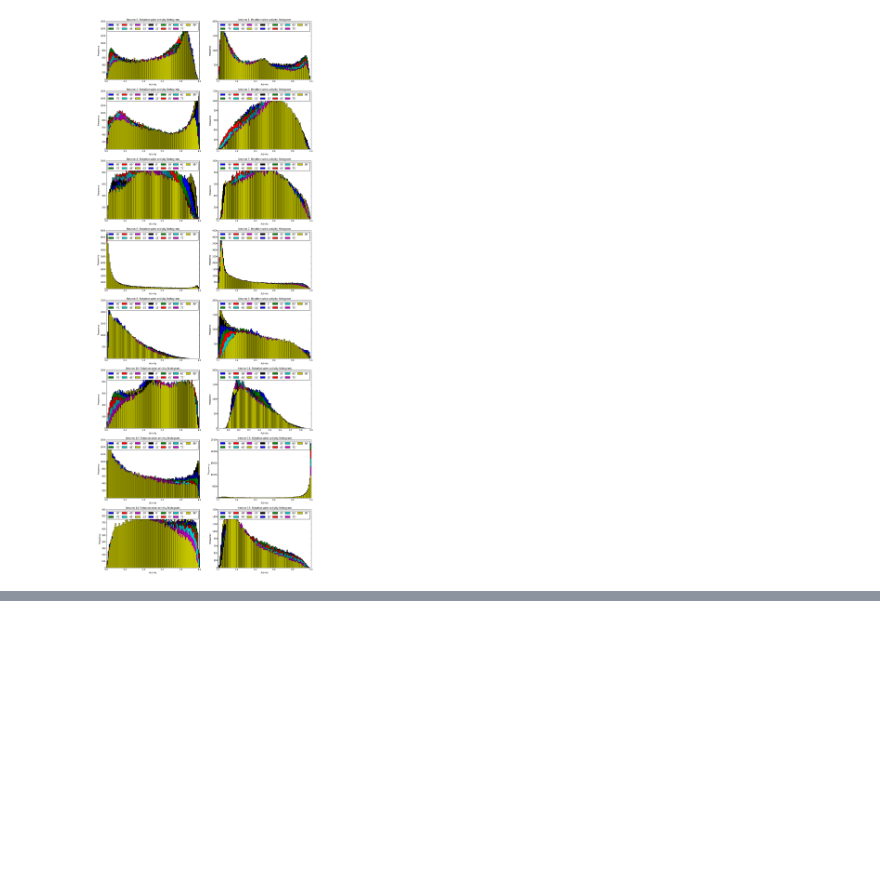
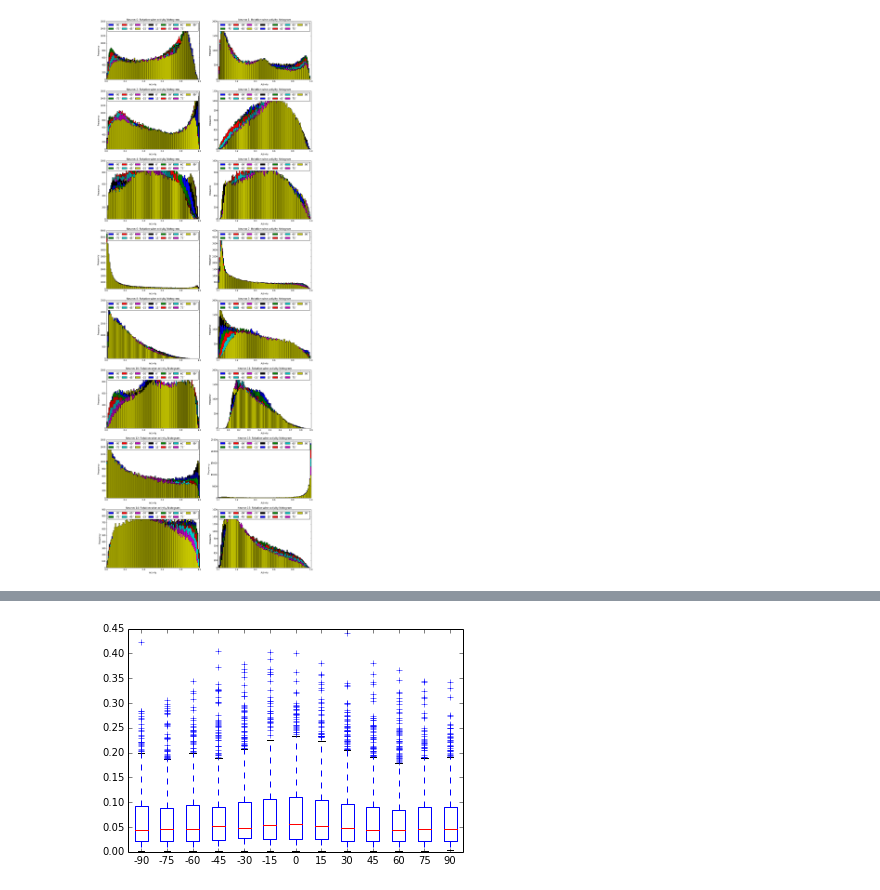
Before and after one commit to Kreiswolke/DeepInvariance, a Jupyter notebook: analyse_layerwise_activations.ipynb, the cells around one changed output, grey strips where cells are left out. Saved outputs shown, nothing was run; the diff lists cells and outputs as text; code cells hidden in the pictures; blank space fills up the shorter version.

```diff
--- a/analyse_layerwise_activations.ipynb
+++ b/analyse_layerwise_activations.ipynb
@@ -126,0 +130,12 @@ encode4neuron
+# %%
+date = '2408'
+snap = '390000'
+dst_fpath= '/mnt/antares_raid/home/oliver/Experiments/{}/R/activations/activity.hdf5'.format(date)
+keys = ['encode1neuron', 'encode2neuron', 'encode3neuron', 'encode4neuron']
+
+dst_fpath= '/mnt/antares_raid/home/oliver/Experiments/{}/R/activations/activity.hdf5'.format(date)
+
+S = ReportInterface()
+#S.__save_dict_to_hdf5__(C, dst_fpath)
+
+CL = S.__load_dict_from_hdf5__(dst_fpath)
@@ -126,0 +193,9 @@ encode4neuron
+# %%
+
+fig = plt.figure()
+ax = fig.add_subplot(111)
+ax.boxplot(list(np.array(KL).T))
+plt.xticks(range(1,len(angs)+1), ['{:0.0f}'.format(a) for a in angs])
+plt.show()
+# %% [output]
+[figure, added]
```
Also changed, not shown: parts of 6 cells of this notebook.
